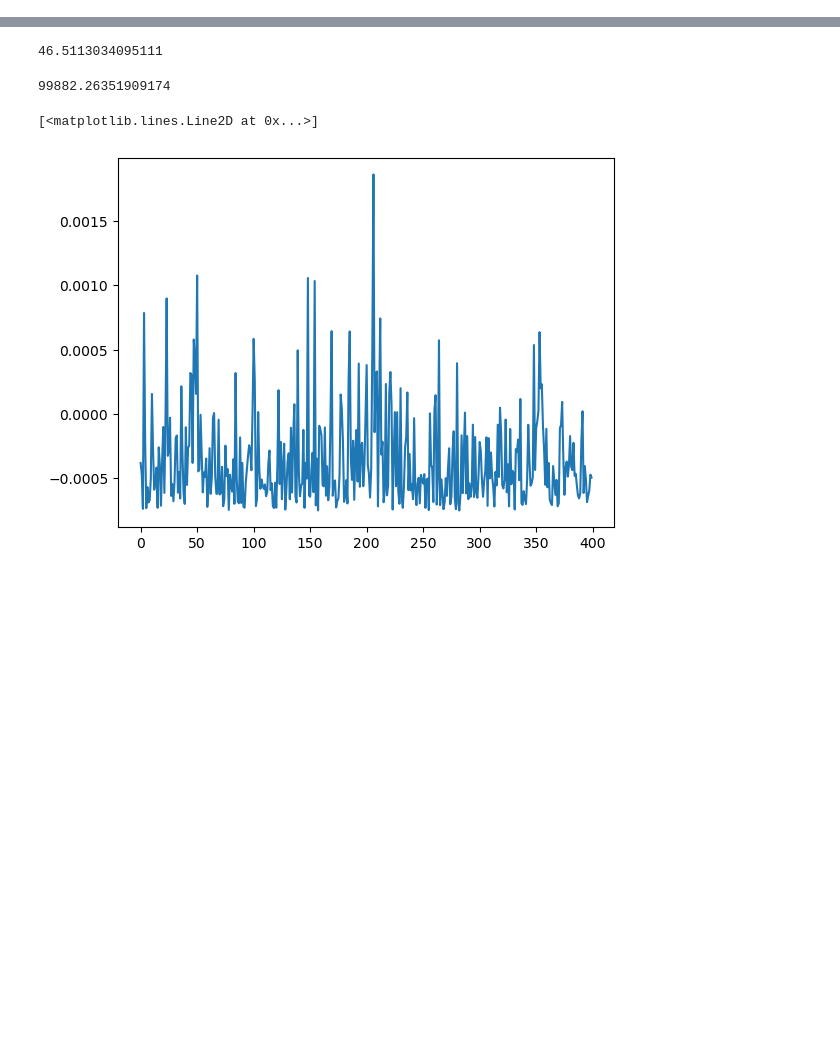
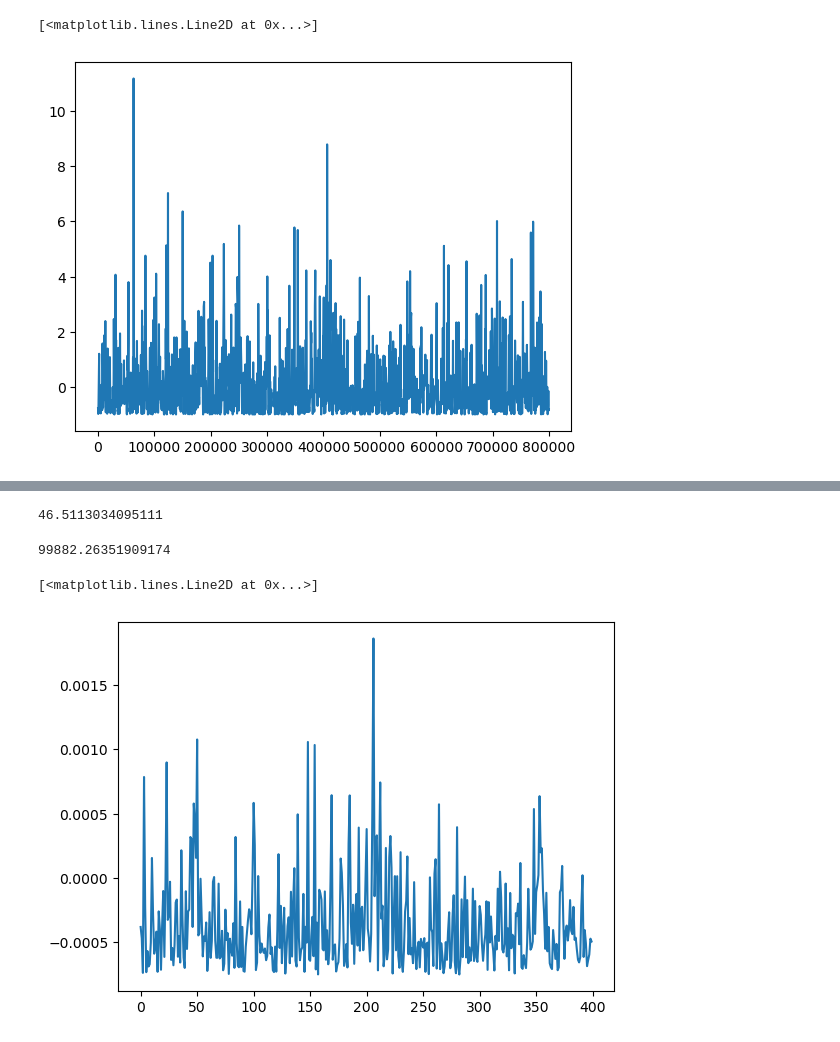
Before and after one commit to abhinav70113/binaryML, a Jupyter notebook: PulsarNet.ipynb, the cells around one changed output, grey strips where cells are left out. Cells and saved outputs as stored; diff of their text form; code cells hidden in the pictures; blank space fills up the shorter version.

```diff
--- a/PulsarNet.ipynb
+++ b/PulsarNet.ipynb
@@ -33,0 +69,5 @@ freq_res = 1/(T_obs*60)
+# %%
+plt.plot(power_interpolated_spectrum_values_norm)
+# %% [output]
+[<matplotlib.lines.Line2D at 0x...>]
+[figure, added]
```
Also changed, not shown: parts of 41 cells of this notebook, 27 other files.
